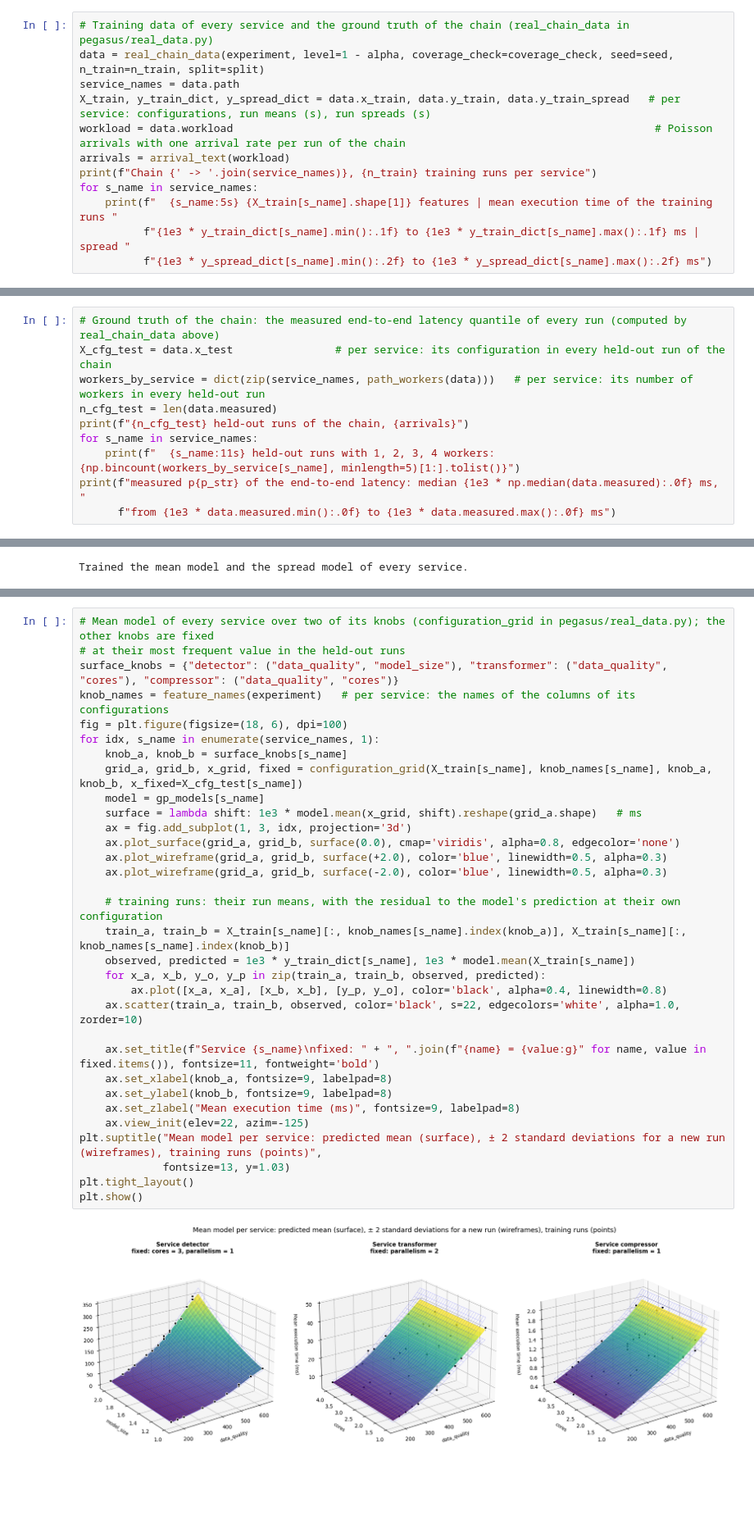
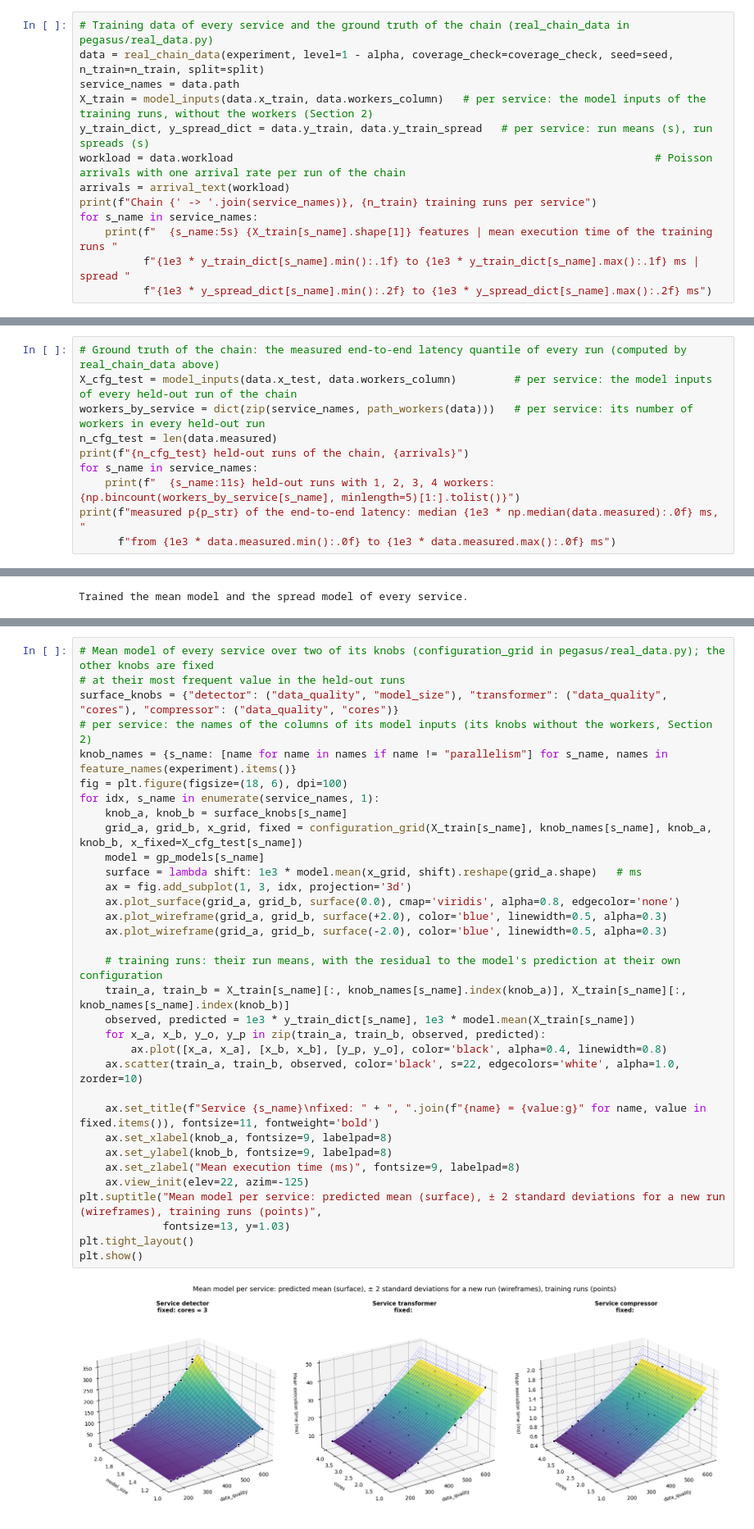
Before and after one commit to borissedlak/composable-autonomous-offerings, a Jupyter notebook: notebooks/tsc/1_method_real.ipynb, the cells around one changed output, grey strips where cells are left out. Shown at 82% size. Saved outputs shown, nothing was run; the diff lists cells and outputs as text; blank space fills up the shorter version.

```diff
--- a/notebooks/tsc/1_method_real.ipynb
+++ b/notebooks/tsc/1_method_real.ipynb
@@ -135,7 +135,8 @@ overhead is a constant per run, so it shifts the mean and leaves the spread unch
 # Training data of every service and the ground truth of the chain (real_chain_data in pegasus/real_data.py)
 data = real_chain_data(experiment, level=1 - alpha, coverage_check=coverage_check, seed=seed, n_train=n_train, split=split)
 service_names = data.path
-X_train, y_train_dict, y_spread_dict = data.x_train, data.y_train, data.y_train_spread   # per service: configurations, run means (s), run spreads (s)
+X_train = model_inputs(data.x_train, data.workers_column)   # per service: the model inputs of the training runs, without the workers (Section 2)
+y_train_dict, y_spread_dict = data.y_train, data.y_train_spread   # per service: run means (s), run spreads (s)
 workload = data.workload                                                                  # Poisson arrivals with one arrival rate per run of the chain
 arrivals = arrival_text(workload)
 print(f"Chain {' -> '.join(service_names)}, {n_train} training runs per service")
@@ -168,7 +169,7 @@ measured a few hundred to a few thousand requests, so only a few dozen requests
 scatters from run to run; Section 6f accounts for this with a confidence interval.
 # %%
 # Ground truth of the chain: the measured end-to-end latency quantile of every run (computed by real_chain_data above)
-X_cfg_test = data.x_test                # per service: its configuration in every held-out run of the chain
+X_cfg_test = model_inputs(data.x_test, data.workers_column)         # per service: the model inputs of every held-out run of the chain
 workers_by_service = dict(zip(service_names, path_workers(data)))   # per service: its number of workers in every held-out run
 n_cfg_test = len(data.measured)
 print(f"{n_cfg_test} held-out runs of the chain, {arrivals}")
@@ -231,33 +236,34 @@ actual residual. The model size takes only two values; the surface connects them
 # Mean model of every service over two of its knobs (configuration_grid in pegasus/real_data.py); the other knobs are fixed
 # at their most frequent value in the held-out runs
 surface_knobs = {"detector": ("data_quality", "model_size"), "transformer": ("data_quality", "cores"), "compressor": ("data_quality", "cores")}
-knob_names = feature_names(experiment)   # per service: the names of the columns of its configurations
+# per service: the names of the columns of its model inputs (its knobs without the workers, Section 2)
+knob_names = {s_name: [name for name in names if name != "parallelism"] for s_name, names in feature_names(experiment).items()}
 fig = plt.figure(figsize=(18, 6), dpi=100)
 for idx, s_name in enumerate(service_names, 1):
     knob_a, knob_b = surface_knobs[s_name]
     grid_a, grid_b, x_grid, fixed = configuration_grid(X_train[s_name], knob_names[s_name], knob_a, knob_b, x_fixed=X_cfg_test[s_name])
     model = gp_models[s_name]
     surface = lambda shift: 1e3 * model.mean(x_grid, shift).reshape(grid_a.shape)   # ms
     ax = fig.add_subplot(1, 3, idx, projection='3d')
     ax.plot_surface(grid_a, grid_b, surface(0.0), cmap='viridis', alpha=0.8, edgecolor='none')
     ax.plot_wireframe(grid_a, grid_b, surface(+2.0), color='blue', linewidth=0.5, alpha=0.3)
     ax.plot_wireframe(grid_a, grid_b, surface(-2.0), color='blue', linewidth=0.5, alpha=0.3)
 
     # training runs: their run means, with the residual to the model's prediction at their own configuration
     train_a, train_b = X_train[s_name][:, knob_names[s_name].index(knob_a)], X_train[s_name][:, knob_names[s_name].index(knob_b)]
     observed, predicted = 1e3 * y_train_dict[s_name], 1e3 * model.mean(X_train[s_name])
     for x_a, x_b, y_o, y_p in zip(train_a, train_b, observed, predicted):
         ax.plot([x_a, x_a], [x_b, x_b], [y_p, y_o], color='black', alpha=0.4, linewidth=0.8)
     ax.scatter(train_a, train_b, observed, color='black', s=22, edgecolors='white', alpha=1.0, zorder=10)
 
     ax.set_title(f"Service {s_name}\nfixed: " + ", ".join(f"{name} = {value:g}" for name, value in fixed.items()), fontsize=11, fontweight='bold')
     ax.set_xlabel(knob_a, fontsize=9, labelpad=8)
     ax.set_ylabel(knob_b, fontsize=9, labelpad=8)
     ax.set_zlabel("Mean execution time (ms)", fontsize=9, labelpad=8)
     ax.view_init(elev=22, azim=-125)
 plt.suptitle("Mean model per service: predicted mean (surface), ± 2 standard deviations for a new run (wireframes), training runs (points)",
              fontsize=13, y=1.03)
 plt.tight_layout()
 plt.show()
 # %% [output]
-[figure, old version]
+[figure, new version]
```
Also changed, not shown: parts of 19 cells of this notebook, 7 other files.
